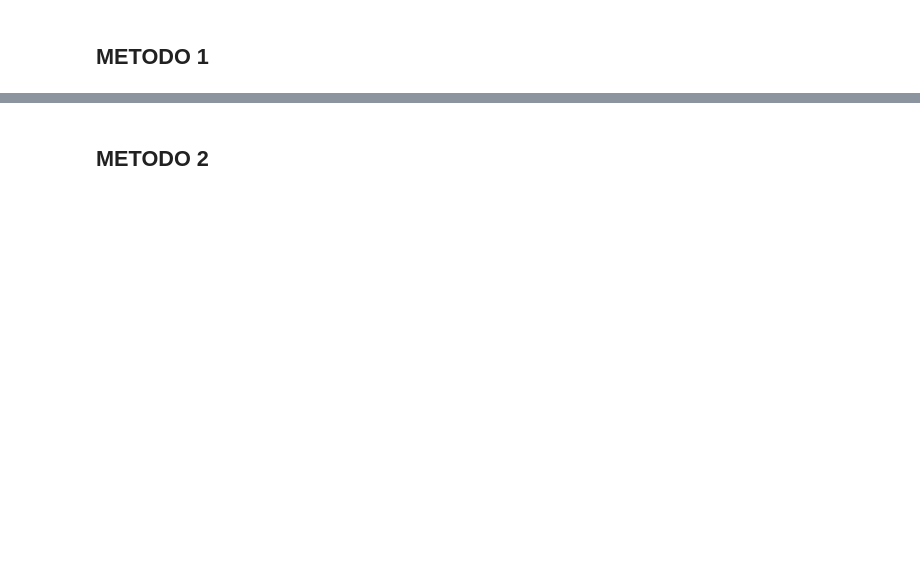
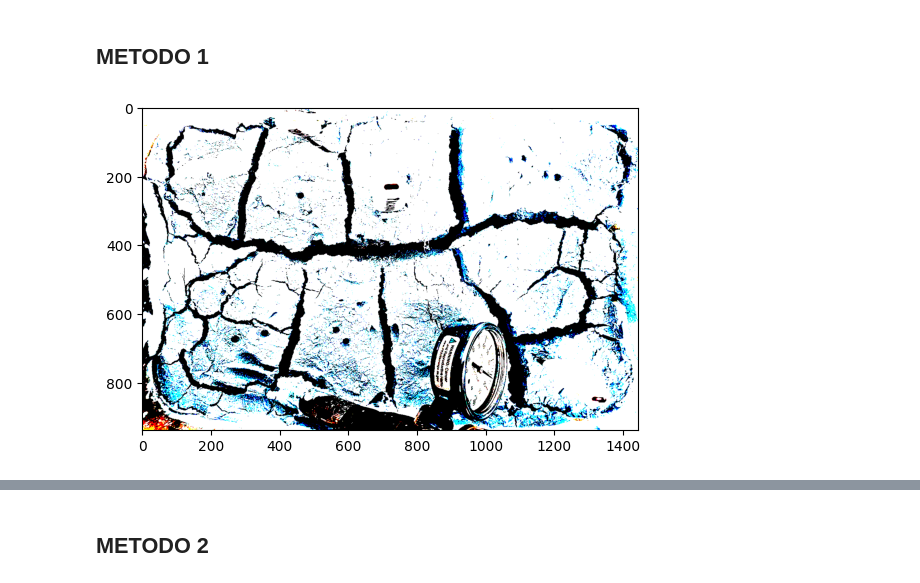
Before and after one commit to eadelgadillom/Projects_Private, a Jupyter notebook: image_processing_.ipynb, the cells around one changed output, grey strips where cells are left out. Cells and saved outputs as stored; diff of their text form; code cells hidden in the pictures; blank space fills up the shorter version.

```diff
--- a/image_processing_.ipynb
+++ b/image_processing_.ipynb
@@ -15,11 +15,13 @@ np_img = np.asarray(img)
 # %%
 # define umbral
 umbral = 127
 # Bin image
 _, imgBin = cv2.threshold(img, umbral, 255, cv2.THRESH_BINARY)
-plt.figure(figsize=(3,3))
+#plt.figure(figsize=(3,3))
 plt.imshow(imgBin)
 plt.show()
+# %% [output]
+[figure, added]
 # %%
 # size of image
 np_bin = np.asarray(imgBin)
```
Also changed, not shown: parts of 14 cells of this notebook.
